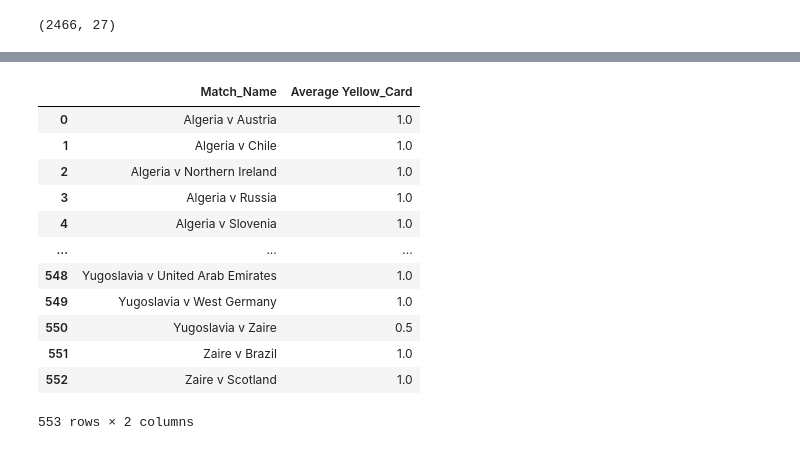
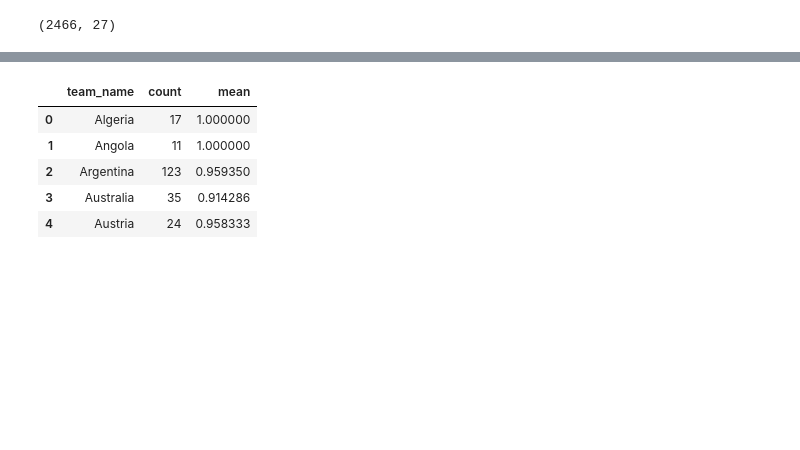
Before and after one commit to madelynbaker/2022-World-Cup-Prediction, a Jupyter notebook: match_features.ipynb, the cells around one changed output, grey strips where cells are left out. Saved outputs shown, nothing was run; the diff lists cells and outputs as text; code cells hidden in the pictures; blank space fills up the shorter version.

```diff
--- a/match_features.ipynb
+++ b/match_features.ipynb
@@ -76,16 +77,0 @@ df.columns = ['Match_Name','Average Yellow_Card']
-# %%
-df
-# %% [output]
-|  | Match_Name | Average Yellow_Card |
-| 0 | Algeria v Austria | 1.0 |
-| 1 | Algeria v Chile | 1.0 |
-| 2 | Algeria v Northern Ireland | 1.0 |
-| 3 | Algeria v Russia | 1.0 |
-| 4 | Algeria v Slovenia | 1.0 |
-| ... | ... | ... |
-| 548 | Yugoslavia v United Arab Emirates | 1.0 |
-| 549 | Yugoslavia v West Germany | 1.0 |
-| 550 | Yugoslavia v Zaire | 0.5 |
-| 551 | Zaire v Brazil | 1.0 |
-| 552 | Zaire v Scotland | 1.0 |
-553 rows × 2 columns
@@ -91,0 +80,9 @@ df
+# %%
+df_divide_match.head()
+# %% [output]
+|  | team_name | count | mean |
+| 0 | Algeria | 17 | 1.000000 |
+| 1 | Angola | 11 | 1.000000 |
+| 2 | Argentina | 123 | 0.959350 |
+| 3 | Australia | 35 | 0.914286 |
+| 4 | Austria | 24 | 0.958333 |
```
Also changed, not shown: parts of 17 cells of this notebook.
